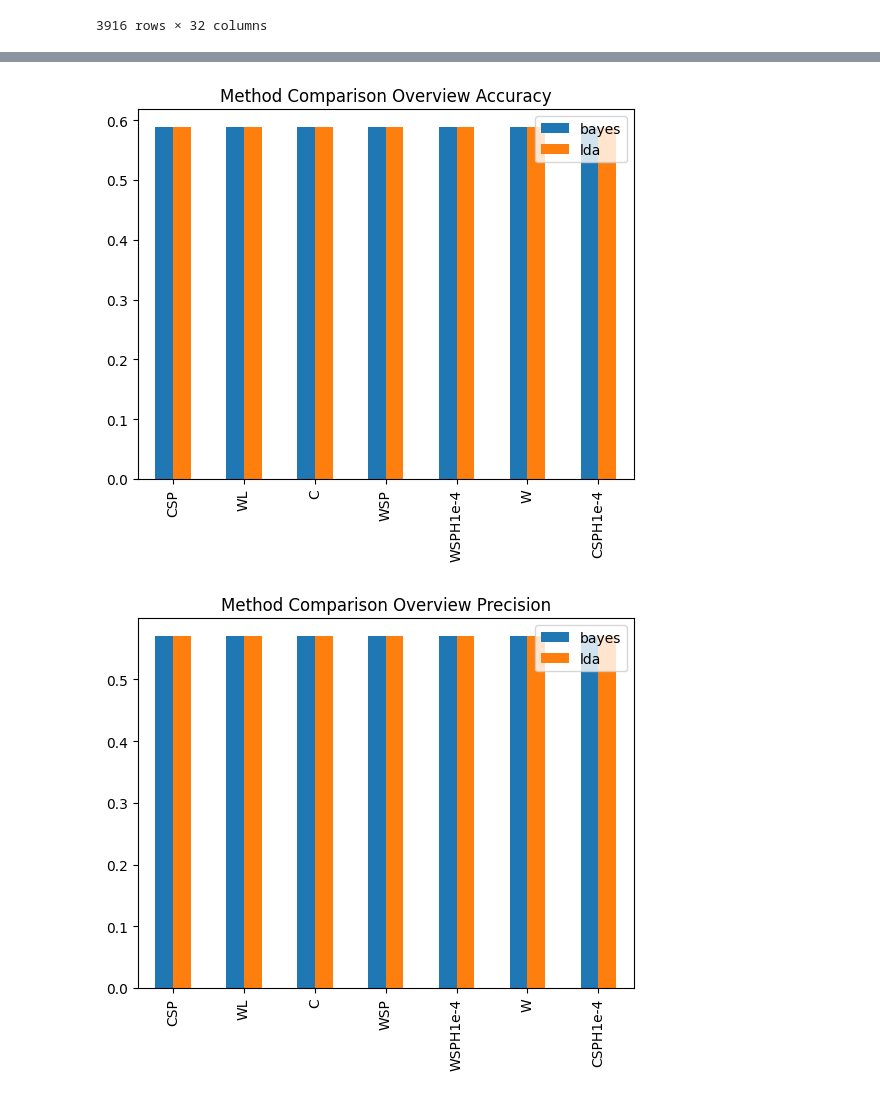
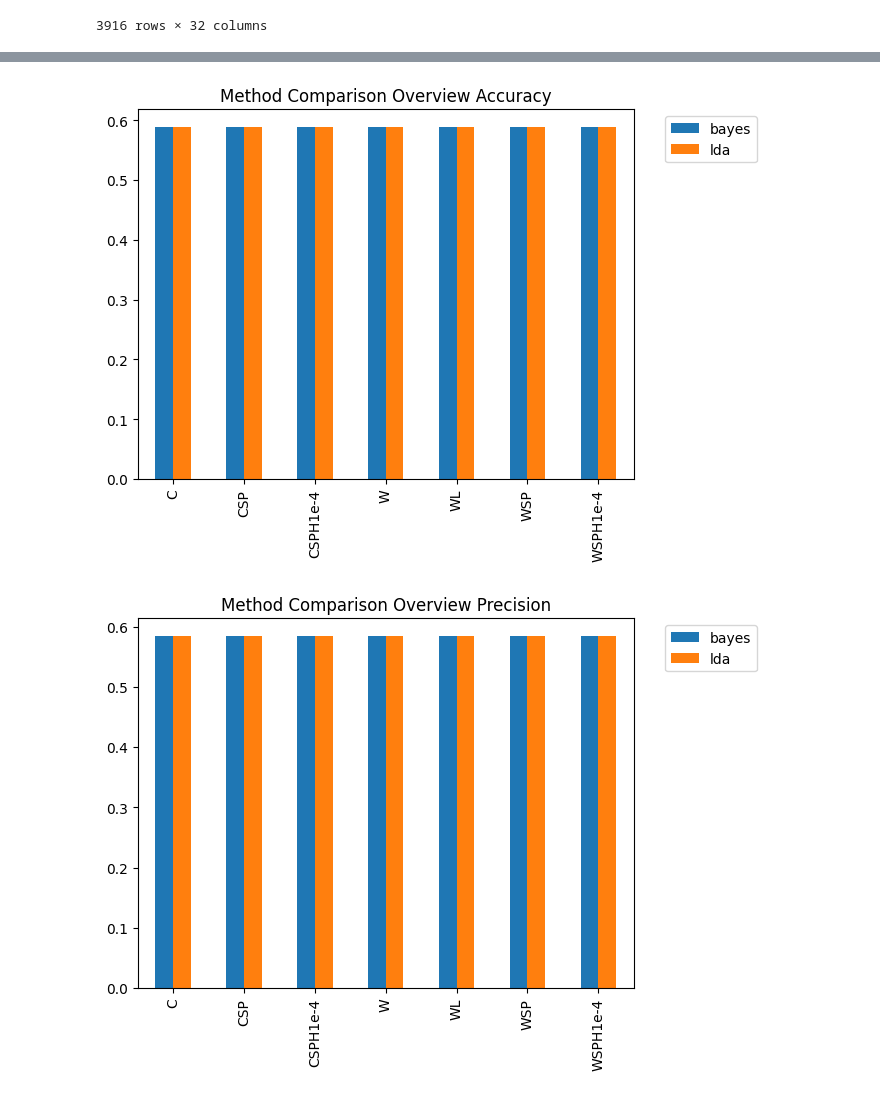
Before and after one commit to kobutri/pg_knowledge_discovery_ml, a Jupyter notebook: viz.ipynb, the cells around one changed output, grey strips where cells are left out. Cells and saved outputs as stored; diff of their text form; code cells hidden in the pictures.

```diff
--- a/viz.ipynb
+++ b/viz.ipynb
@@ -5,10 +5,10 @@ from sklearn.metrics import accuracy_score, precision_score, f1_score, recall_sc
 import os
 import re
 # %%
-authors = {"MWS": "Mary Shelley", "HPL": "H. P. Lovecraft", "EAP": "Edgar Allan Poe"}
+authors_short_dict = {"MWS": "Mary Shelley", "HPL": "H. P. Lovecraft", "EAP": "Edgar Allan Poe"}
 df = pd.DataFrame(pd.read_json("preprocessing_output/preprocessed_test_W.json").author)
 df["author_short"] = df.author
-df.author = df.author.apply(lambda x: authors[x])
+df.author = df.author.apply(lambda x: authors_short_dict[x])
 for filename in os.listdir("results_output/"):
     fileparts = filename.split("_")
     method = fileparts[1]
@@ -38,4 +38,5 @@ for method in ["bayes", "lda"]:
     score_df = method_df.iloc[: , 2:].apply(lambda x: [accuracy_score(x, method_df["author_short"]), precision_score(method_df["author_short"], x, average="macro"), recall_score(method_df["author_short"], x, average="macro"), f1_score(method_df["author_short"], x, average="macro")])
     score_df["metric"] = ["accuracy", "precision", "recall", "F1 score"]
     score_df.plot.bar("metric", title=f"Overview {method}")
+    plt.legend(bbox_to_anchor=(1.05, 1.0), loc='upper left')
 # %% [output]
@@ -61,4 +62,5 @@ for method in ["bayes", "lda"]:
                 lambda x: func(author_df["author_short"], x))
         score_df = pd.DataFrame(score_df)
         score_df.plot.bar(title=f"Author Overview {method} {name}")
+        plt.legend(bbox_to_anchor=(1.05, 1.0), loc='upper left')
 # %% [output]
@@ -73,16 +75,14 @@ for method in ["bayes", "lda"]:
 # %%
 for (name, func) in metrics:
     preprocess_df = {}
-    method_df = df.loc[:, df.columns.str.contains(f"^(?:(?=.*\\b(?:author|{method}|author_short)\\b)(?:(?![56]).)*)$")]
     for method in ["bayes", "lda"]:
-        score_df = method_df.loc[:, method_df.columns.str.contains("(.*lda.*)|(.*author.*)")]
+        score_df = df.loc[:, df.columns.str.contains(f"^(?:(?=.*\\b(?:author|{method}|author_short)\\b)(?:(?![56]).)*)$")]
         score_df = score_df.rename(columns=lambda x: re.sub(r".*\s(\S+)$", r"\1", x))
-        score_df = score_df.iloc[:, 2:].apply(lambda x: func(x, score_df["author_short"]))
+        score_df = score_df.iloc[:, 2:].apply(lambda x: func(score_df["author_short"], x))
         preprocess_df[method] = score_df
     preprocess_df = pd.DataFrame(preprocess_df)
     preprocess_df.plot.bar(title=f"Method Comparison Overview {name}")
-    plt.legend(loc="upper right")
-    plt.show()
+    plt.legend(bbox_to_anchor=(1.05, 1.0), loc='upper left')
 # %% [output]
-[figure, old version]
+[figure, new version]
-[figure, old version]
+[figure, new version]
```
Also changed, not shown: parts of 9 cells of this notebook, 1 other file.
